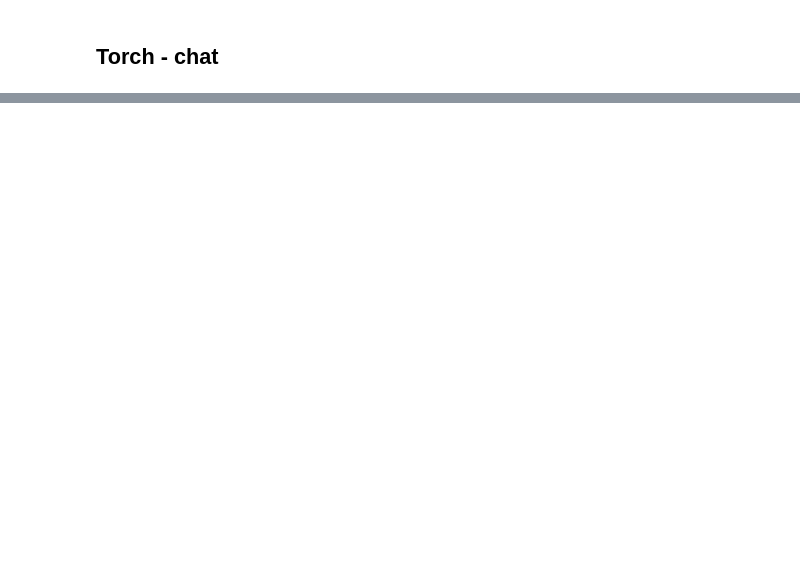
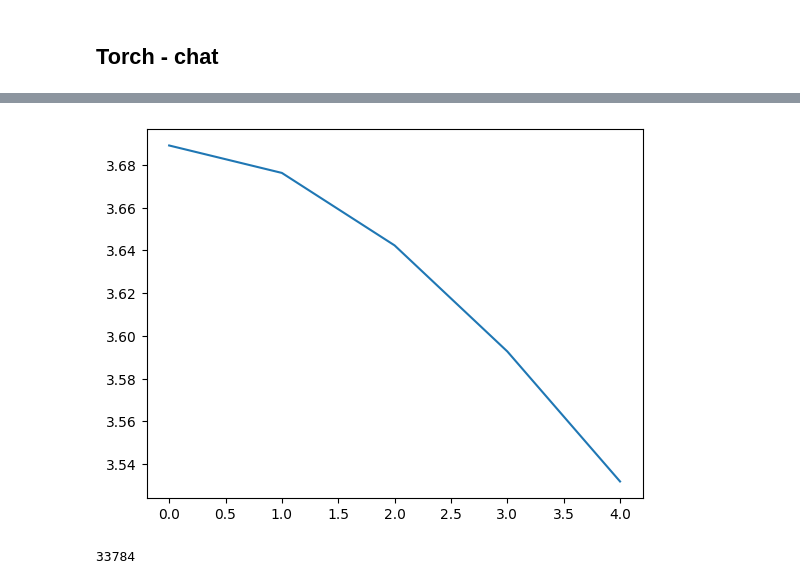
Before and after one commit to pplvieira/BCI-project, a Jupyter notebook: VisualizationPedro.ipynb, the cells around one changed output, grey strips where cells are left out. Saved outputs shown, nothing was run; the diff lists cells and outputs as text; code cells hidden in the pictures; blank space fills up the shorter version.

```diff
--- a/VisualizationPedro.ipynb
+++ b/VisualizationPedro.ipynb
@@ -307,0 +592,14 @@ RuntimeError: mat1 and mat2 shapes cannot be multiplied (6x1200 and 60x80)
+# %%
+plt.Figure()
+plt.plot(loss_list)
+plt.show()
+# %% [output]
+[figure, added]
+# %%
+pytorch_total_params = sum(p.numel() for p in model.parameters())
+pytorch_train_params = sum(p.numel() for p in model.parameters() if p.requires_grad)
+
+print(pytorch_total_params)
+#print(pytorch_train_params)
+# %% [output]
+33784
```
Also changed, not shown: parts of 21 cells of this notebook.
